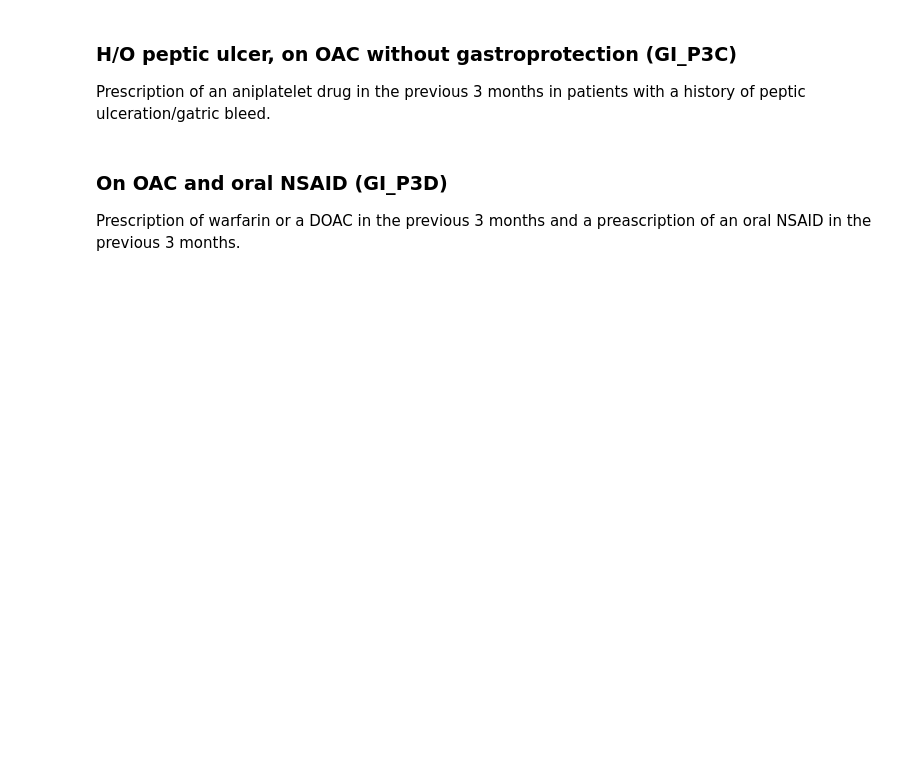
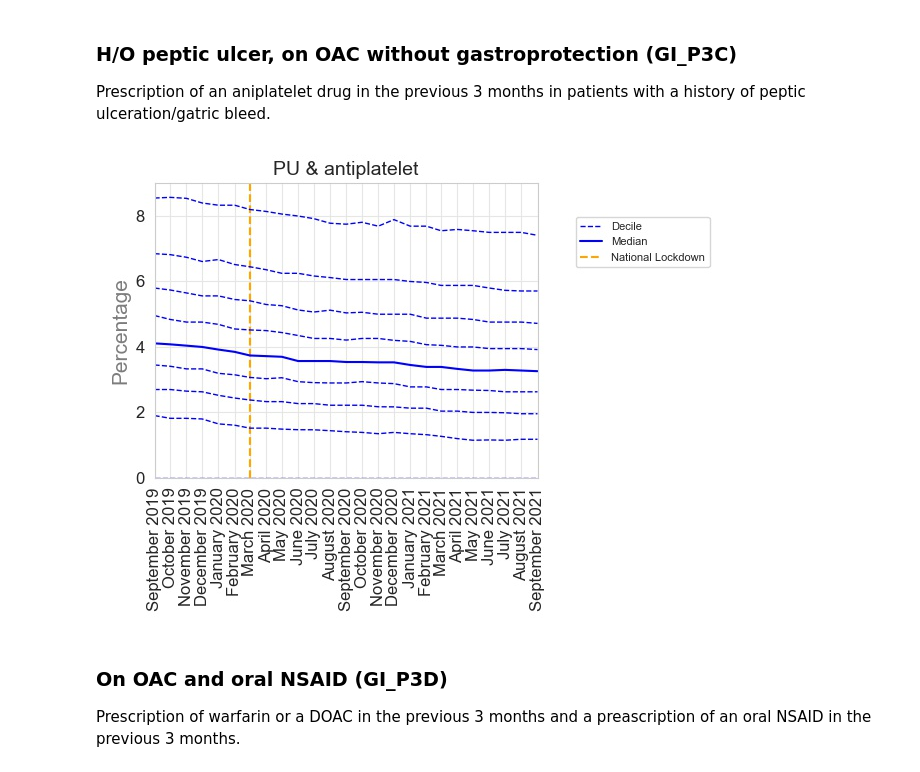
Before and after one commit to opensafely/pincer-measures, a Jupyter notebook: analysis/report-combined.ipynb, the cells around one changed output. Saved outputs shown, nothing was run; the diff lists cells and outputs as text; code cells hidden in the pictures; blank space fills up the shorter version.

```diff
--- a/analysis/report-combined.ipynb
+++ b/analysis/report-combined.ipynb
@@ -179,7 +209,9 @@ show_image("../output/figures/plot_b.jpeg")
 
 Prescription of an aniplatelet drug in the previous 3 months in patients with a history of peptic ulceration/gatric bleed.
 # %%
-show_image("../output/figures/plot_c.jpeg")
+show_image("../backend_outputs/figures/plot_c.jpeg")
+# %% [output]
+[figure, added]
 # %% [markdown]
 <a id="d"></a>
 ### On OAC and oral NSAID (GI_P3D)
```
Also changed, not shown: parts of 14 cells of this notebook.
